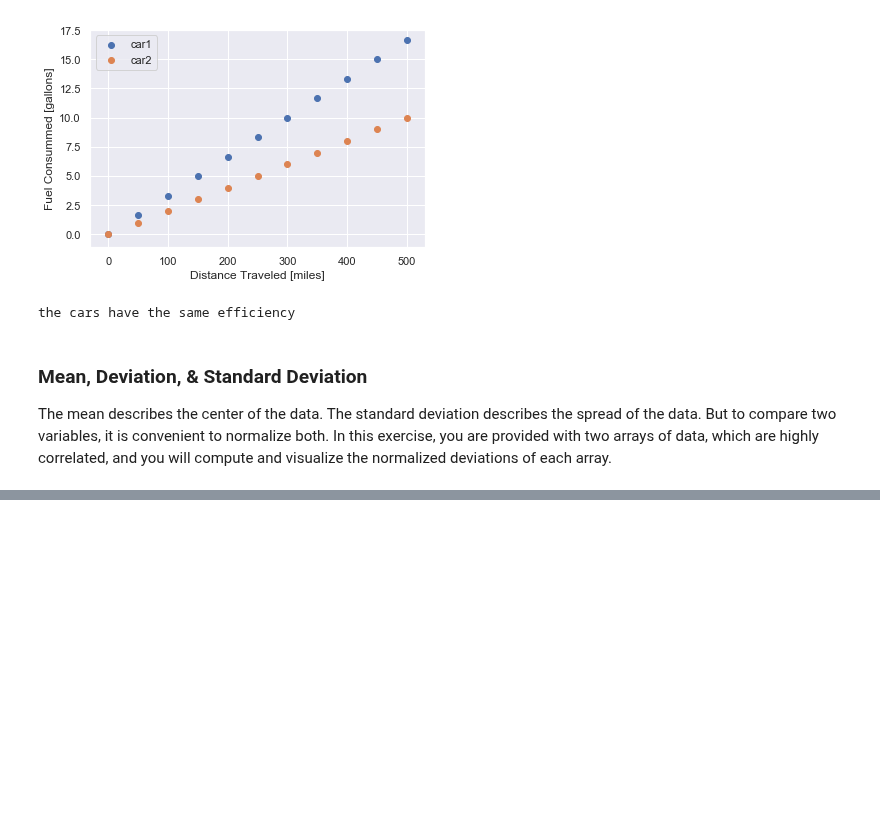
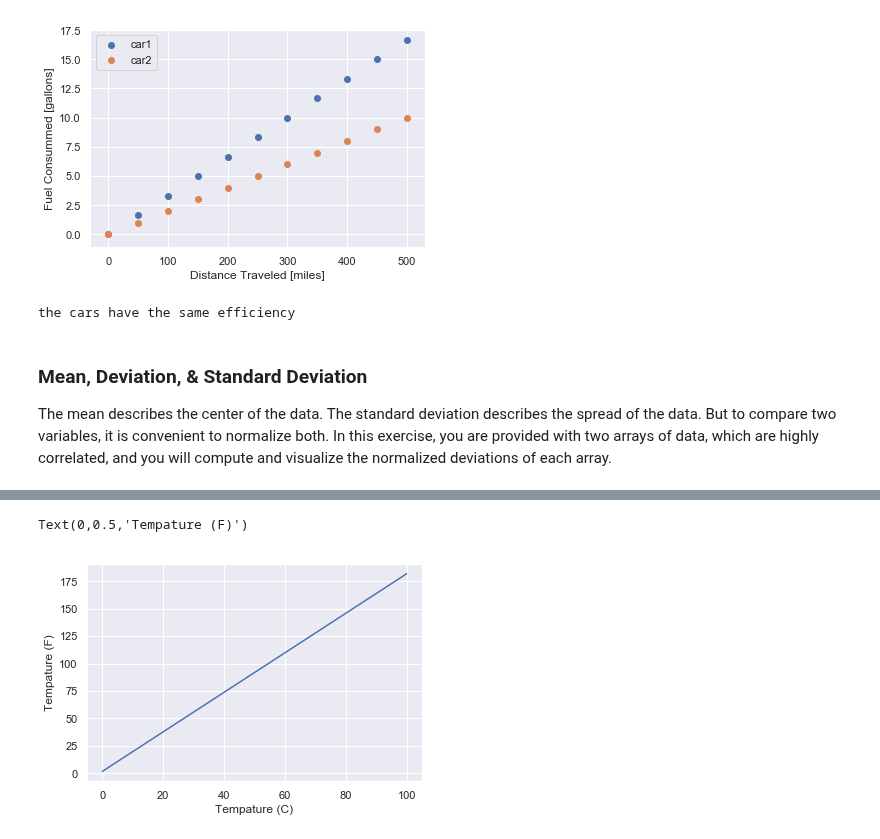
Before and after one commit to aysbt/DataCamp, a Jupyter notebook: Introduction_to_Linear_Modeling_in_Python.ipynb, the cells around one changed output, grey strips where cells are left out. Saved outputs shown, nothing was run; the diff lists cells and outputs as text; code cells hidden in the pictures; blank space fills up the shorter version.

```diff
--- a/Introduction_to_Linear_Modeling_in_Python.ipynb
+++ b/Introduction_to_Linear_Modeling_in_Python.ipynb
@@ -169,0 +218,21 @@ Text(0,0.5,'Normalized Deviation of x and y')
+# %%
+# Complete the function to convert C to F
+def convert_scale(temps_C):
+    (freeze_C, boil_C) = (0, 100)
+    (freeze_F, boil_F) = (32, 212)
+    change_in_C = boil_C - freeze_C
+    change_in_F = boil_F - freeze_F
+    slope = change_in_F / change_in_C
+    intercept = slope - freeze_C
+    temps_F = intercept + (slope * temps_C)
+    return temps_F
+
+# Use the convert function to compute values of F and plot them
+temps_C = np.linspace(0, 100, 101)
+temps_F = convert_scale(temps_C)
+fig = plt.plot(temps_C, temps_F)
+plt.xlabel('Tempature (C)')
+plt.ylabel('Tempature (F)')
+# %% [output]
+Text(0,0.5,'Tempature (F)')
+[figure, added]
```
Also changed, not shown: parts of 7 cells of this notebook, 4 other files.
